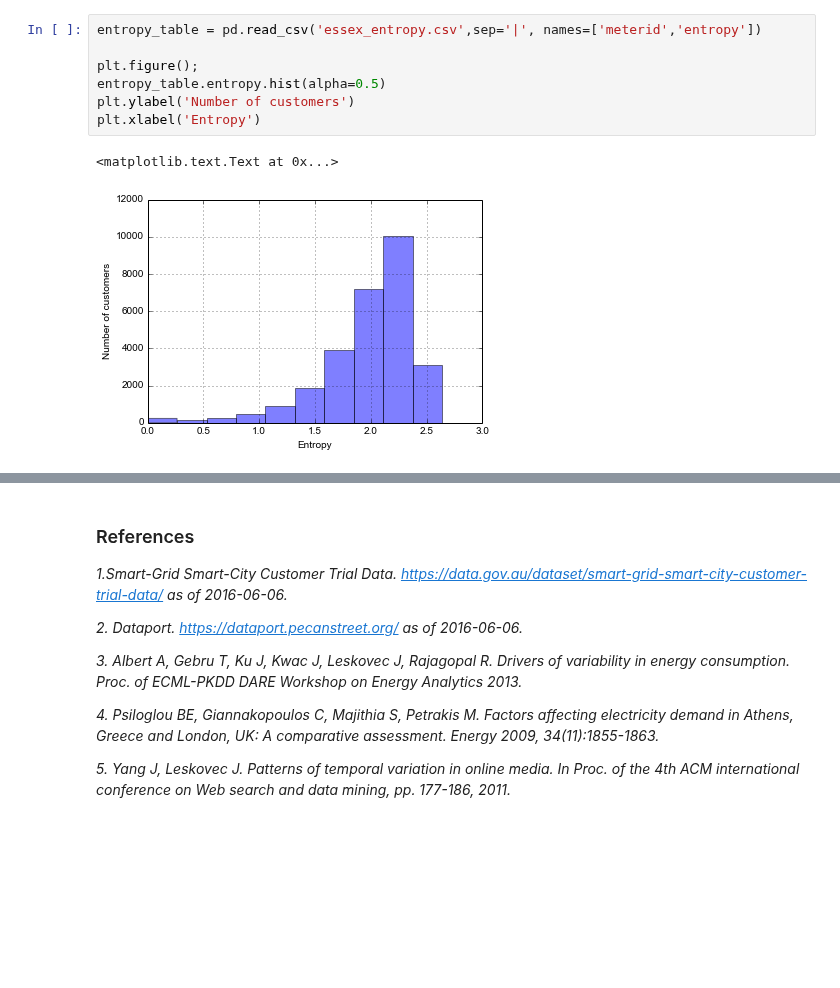
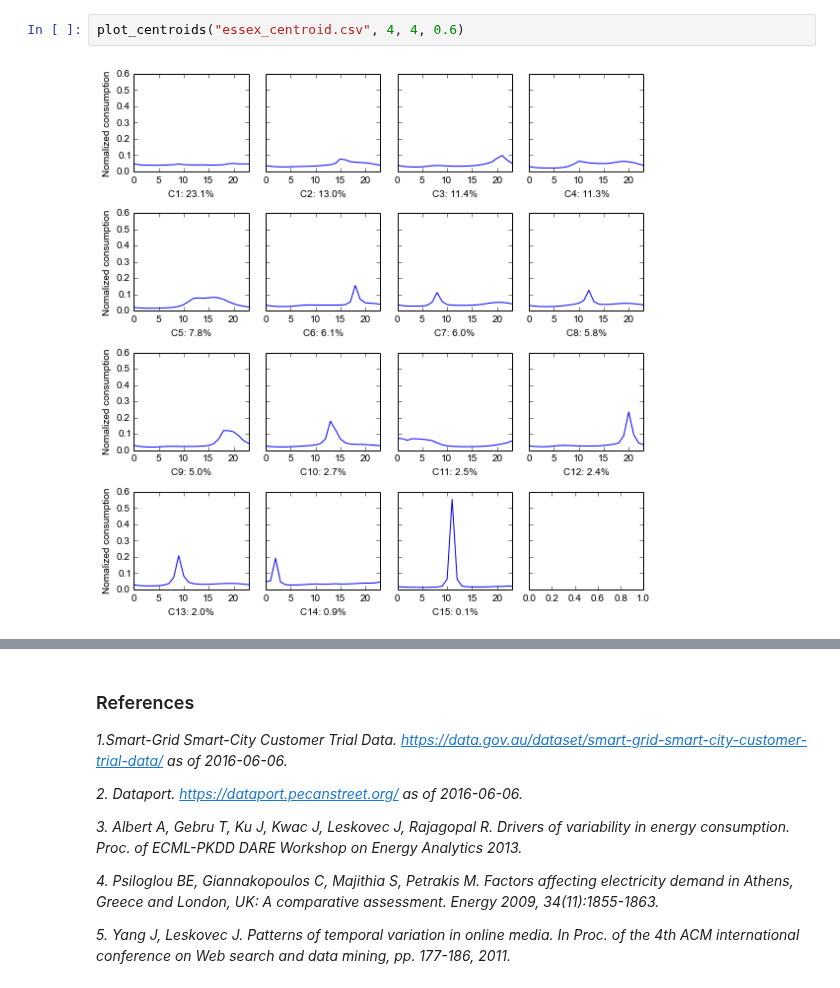
Before and after one commit to xiufengliu/SmartMeterDataAnalytics, a Jupyter notebook: experiments/clustering/Figures.ipynb, the cells around one changed output, grey strips where cells are left out. Saved outputs shown, nothing was run; the diff lists cells and outputs as text; blank space fills up the shorter version.

```diff
--- a/experiments/clustering/Figures.ipynb
+++ b/experiments/clustering/Figures.ipynb
@@ -158,10 +144,4 @@ plt.show()
-# %%
-entropy_table = pd.read_csv('essex_entropy.csv',sep='|', names=['meterid','entropy'])
-
-plt.figure();
-entropy_table.entropy.hist(alpha=0.5)
-plt.ylabel('Number of customers')
-plt.xlabel('Entropy')
-# %% [output]
-<matplotlib.text.Text at 0x...>
-[figure, removed]
+# %%
+plot_centroids("essex_centroid.csv", 4, 4, 0.6)
+# %% [output]
+[figure, added]
```
Also changed, not shown: parts of 23 cells of this notebook, 1 other file.
